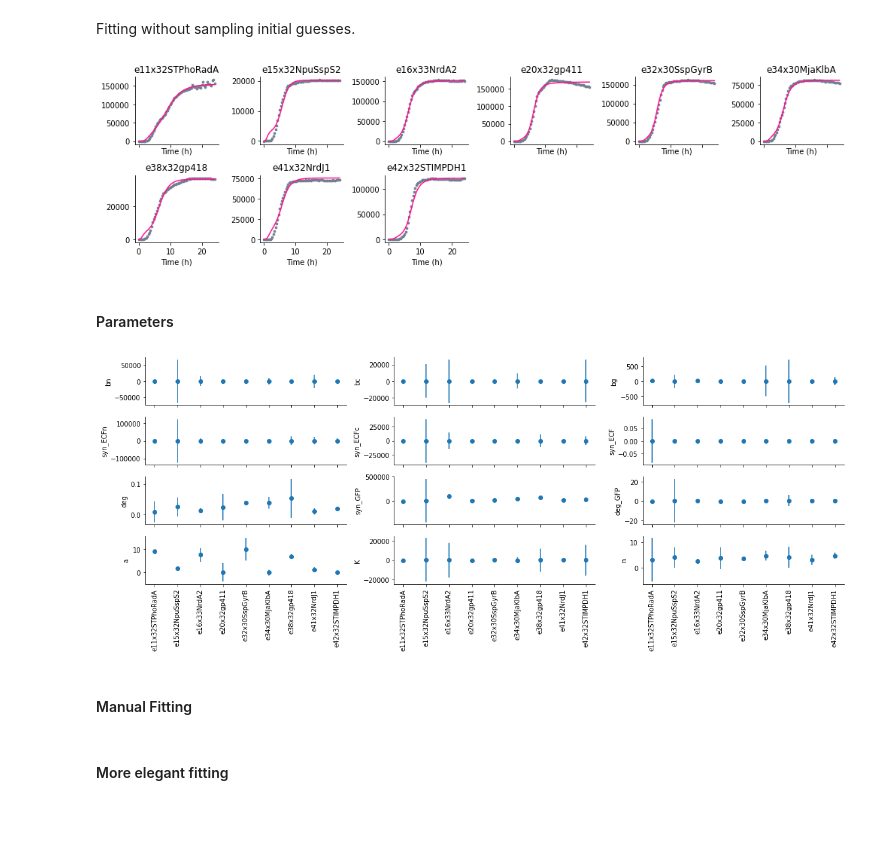
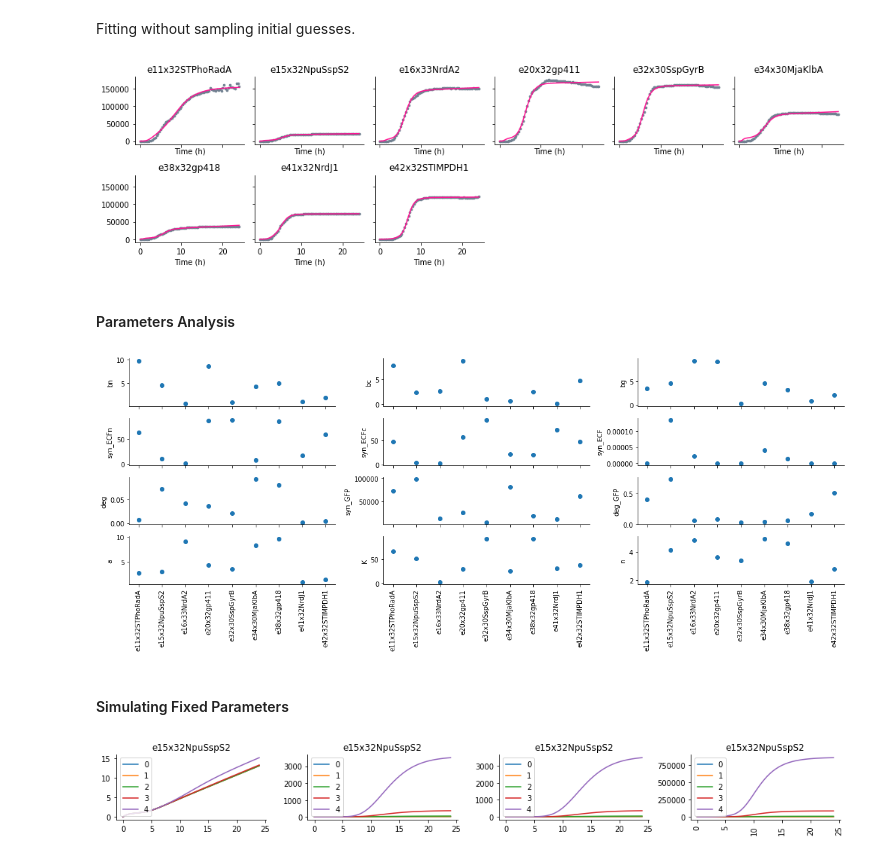
Before and after one commit to rmardian/intein-based-circuits, a Jupyter notebook: Parameter Estimation - Marionette Strain.ipynb, the cells around one changed output. Cells and saved outputs as stored; diff of their text form; code cells hidden in the pictures; blank space fills up the shorter version.

```diff
--- a/Parameter Estimation - Marionette Strain.ipynb
+++ b/Parameter Estimation - Marionette Strain.ipynb
@@ -208,24 +208,26 @@ par = {
 
 def fit_single_state(fluo, od_params, ind1, ind2):
 
-    parameters = ['bn', 'bc', 'bg', 'syn_ECFn', 'syn_ECFc', 'syn_ECF', 'deg', 'syn_GFP', 'deg_GFP', 'a', 'K', 'n']
+    parameters = list(par.keys())
     f_t = fluo.index
     f_data = fluo.copy()
     extra = (od_params[0], od_params[1])
     y0 = pd.Series(np.append(np.zeros(5), od_params[2]))
 
+    #without sampling initial guesses
+    init_guesses = [par[i] for i in parameters]
+    lower_bounds = [0, 0, 0, 0, 0, 0, 0, 0, 0, 0, 0, 1]
+    upper_bounds = [1e1, 1e1, 1e1, 1e2, 1e2, 1e-4, 1e-1, 1e5, 1e0, 1e1, 1e2, 4]
+    gate_bounds = [lower_bounds, upper_bounds]
 
+    '''
+    #with sampling initial guesses
     lower_bounds = [0, 0, 0, 0, 0, 0, 0, 0, 0, 0, 0, 1]
     upper_bounds = [1e1, 1e1, 1e1, 1e2, 1e2, 1e-3, 1e-0, 1e5, 1e0, 1e1, 1e2, 5]
     gate_bounds = [lower_bounds, upper_bounds]
     init_guesses = randomSearch(10, len(parameters), f_t, f_data, gate_bounds, od_params, ind1, ind2)
     '''
 
-    init_guesses = [par[i] for i in parameters]
-    lower_bounds = [0, 0, 0, 0, 0, 0, 0, 0, 0, 0, 0, 1]
-    upper_bounds = [1e1, 1e1, 1e1, 1e2, 1e2, 1e-4, 1e-1, 1e5, 1e0, 1e1, 1e2, 4]
-    gate_bounds = [lower_bounds, upper_bounds]
-    '''
     def model_fit(t, a, b, c, d, e, f, g, h, i, j, k, l):
         fit = gate_wrapper_complete(t, a, b, c, d, e, f, g, h, i, j, k, l, ind1, ind2, extra, y0)
         return pd.Series(fit[3]) + pd.Series(fit[4])
@@ -292,7 +288,7 @@ sns.despine()
 # %% [markdown]
 Fitting without sampling initial guesses.
 # %%
-f, axs = plt.subplots(2, 6, sharex=True, sharey=False, figsize=(14, 4))
+f, axs = plt.subplots(2, 6, sharex=True, sharey=True, figsize=(14, 4))
 axr = axs.ravel()
 for i, ax in enumerate(axr):
     if i < len(gates):
@@ -305,35 +301,35 @@ for i, ax in enumerate(axr):
 plt.tight_layout()
 sns.despine()
 # %% [output]
-[figure, old version]
+[figure, new version]
 # %% [markdown]
-#### Parameters
+#### Parameters Analysis
 # %%
-def plot_parameters(f_df, show_err=True):
+def plot_parameters(f_df, show_err=False):
 
     parameters = f_df[0]['Parameters'].values
     n_paras = len(parameters)
     values = np.stack([df['Value'].values for df in f_df])
     errors = np.stack([df['Err'].values for df in f_df])
 
     f, axs = plt.subplots(int(n_paras/3), 3, sharex=True, figsize=(16, (n_paras+1)/2))
     for i, ax in enumerate(axs.ravel()):
         if i < n_paras:
             if show_err:
                 ax.errorbar(gates, values[:,i], errors[:,i], fmt='o', label='experiment')
             else:
                 ax.scatter(gates, values[:,i], label='experiment')
             ax.set_ylabel(parameters[i])
         else:
             ax.set_visible(False)
         #ax.set_xticks(rotation=90)
         ax.set_xticklabels(gates, rotation=90)
     sns.despine()
     plt.tight_layout()
 
 plot_parameters(f_dfs)
 # %% [output]
-[figure, old version]
+[figure, new version]
-# %% [markdown]
-#### Manual Fitting
+# %% [markdown]
+#### Simulating Fixed Parameters
 # %%
@@ -355,14 +352,27 @@ def simulate_single_state(fluo, od_params, title, ind1, ind2):
 # %%
-par = {
-    'bn': 1 * 10**-1,
-    'bc': 1 * 10**-1,
-    'bg': 1 * 10**-2,
-    'syn_ECFn': 4 * 10**0,
-    'syn_ECFc': 4 * 10**0,
-    'syn_ECF': 50 * 10**-10,
-    'deg': 7 * 10**-3,
-    'syn_GFP': 1 * 10**4,
-    'deg_GFP': 1 * 10**-2,
-    'K': 1 * 10**-1,
-    'n': 2 * 10**0
-}
+f, axs = plt.subplots(1, 4, figsize=(14, 2), sharey=False)
+for i in range(0, 5):
+    par = {
+        'bn': 1 * 10**-1,
+        'bc': 1 * 10**-1,
+        'bg': 1 * 10**-2,
+        'syn_ECFn': 4 * 10**0,
+        'syn_ECFc': 4 * 10**0,
+        'syn_ECF': 50 * 10**-10,
+        'deg': 7 * 10**-3,
+        'syn_GFP': 1 * 10**i,
+        'deg_GFP': 1 * 10**-2,
+        'a': 1 * 10**-2,
+        'K': 1 * 10**-1,
+        'n': 2 * 10**0
+    }
+    for n in range(4):
+        f_sim_sin, f_t_sin, f_data_sin = simulate_single_state(fluo_sel.iloc[:,n], od_params_sel[n], par, int(n/2), n%2)
+        axs[n].plot(f_t_sin/60, f_sim_sin, label=i)
+        axs[n].legend()
+        axs[n].set_title(gate)
+plt.xticks(rotation=90)
+sns.despine()
+plt.tight_layout()
+# %% [output]
+[figure, added]
@@ -407,2 +378,0 @@ sns.despine()
-# %% [markdown]
-#### More elegant fitting
```
Also changed, not shown: parts of 53 cells of this notebook, 8 other files.
